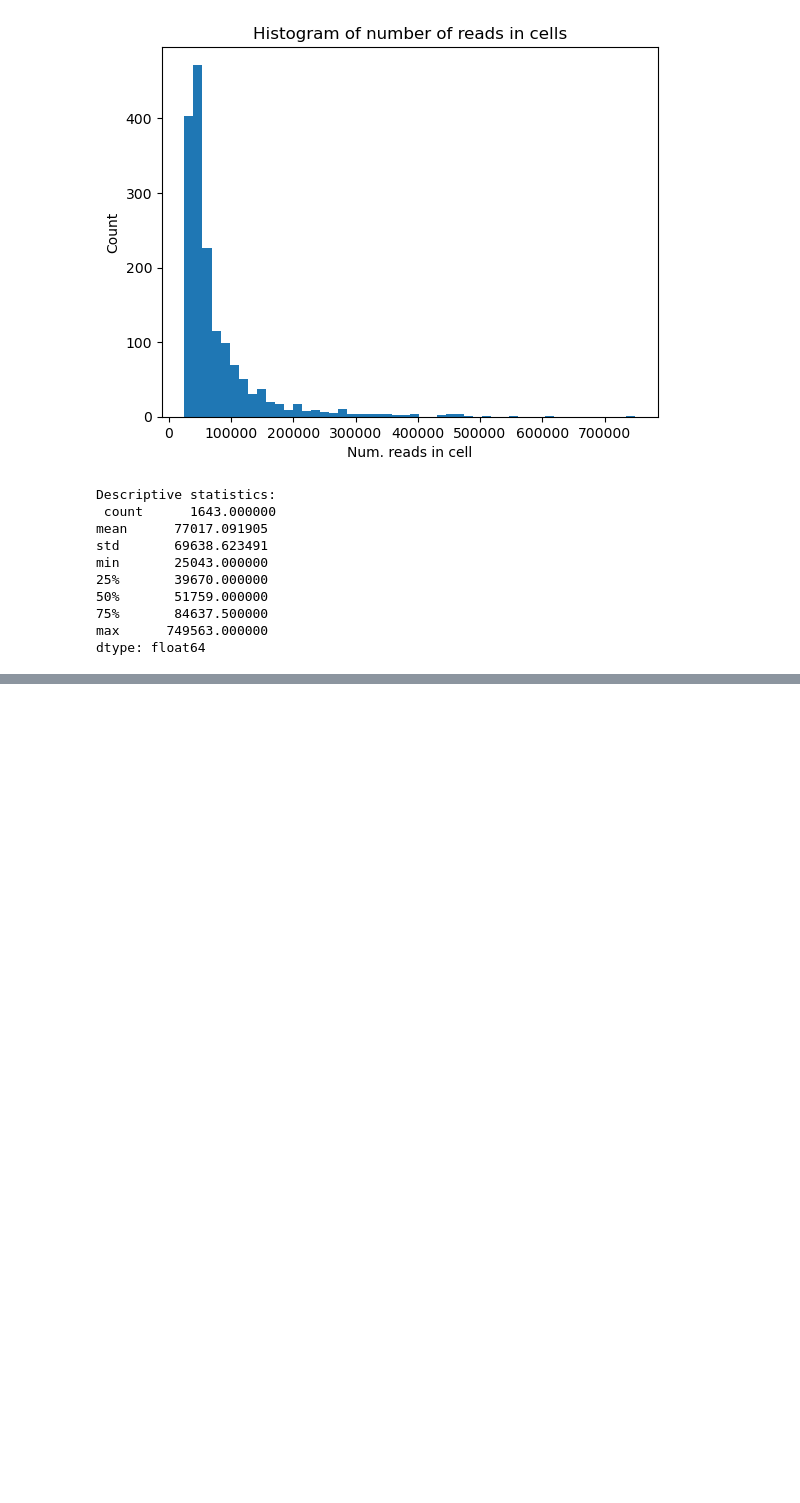
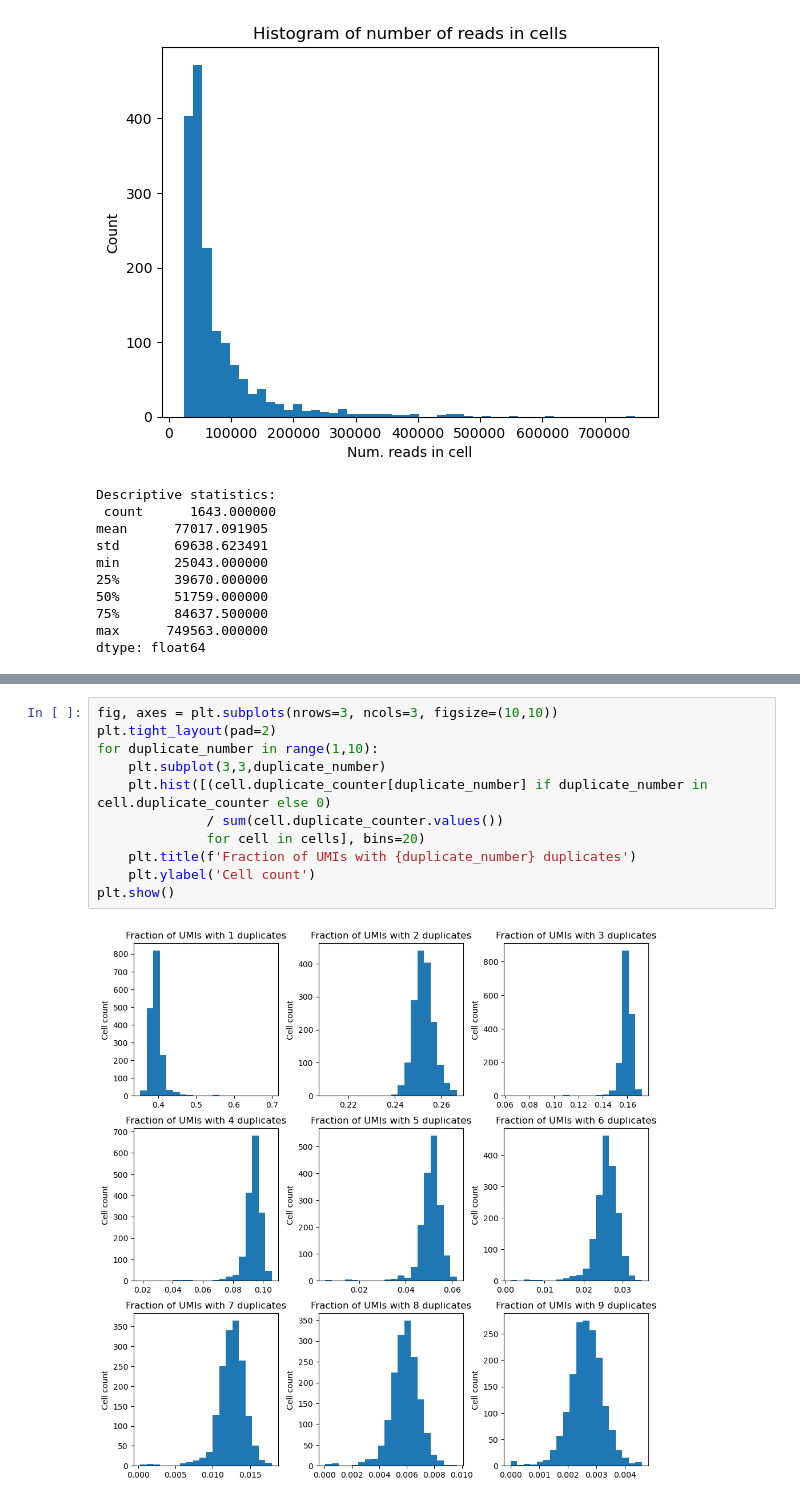
Before and after one commit to jkoubele/phd-stuff, a Jupyter notebook: 02_power_analysis/Usable_UMIs_amount_estimation.ipynb, the cells around one changed output, grey strips where cells are left out. Cells and saved outputs as stored; diff of their text form; blank space fills up the shorter version.

```diff
--- a/02_power_analysis/Usable_UMIs_amount_estimation.ipynb
+++ b/02_power_analysis/Usable_UMIs_amount_estimation.ipynb
@@ -110,0 +108,13 @@ plt.subplot(224, sharex=ax1, facecolor='red')
+# %%
+fig, axes = plt.subplots(nrows=3, ncols=3, figsize=(10,10))
+plt.tight_layout(pad=2)
+for duplicate_number in range(1,10):
+    plt.subplot(3,3,duplicate_number)
+    plt.hist([(cell.duplicate_counter[duplicate_number] if duplicate_number in cell.duplicate_counter else 0)
+              / sum(cell.duplicate_counter.values())
+              for cell in cells], bins=20)
+    plt.title(f'Fraction of UMIs with {duplicate_number} duplicates')
+    plt.ylabel('Cell count')
+plt.show()
+# %% [output]
+[figure, added]
```
Also changed, not shown: parts of 10 cells of this notebook.
